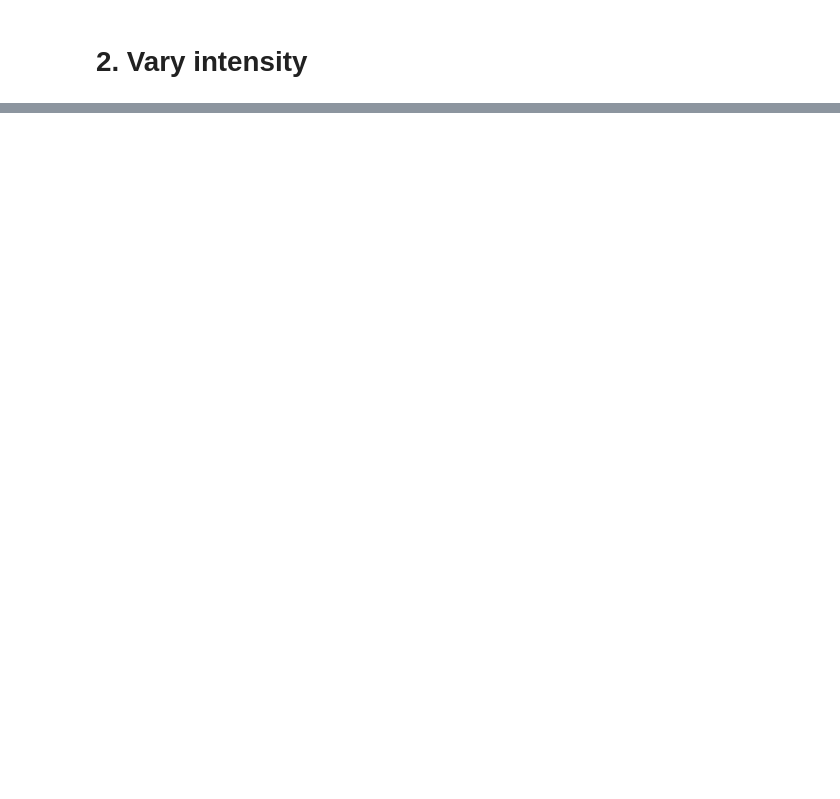
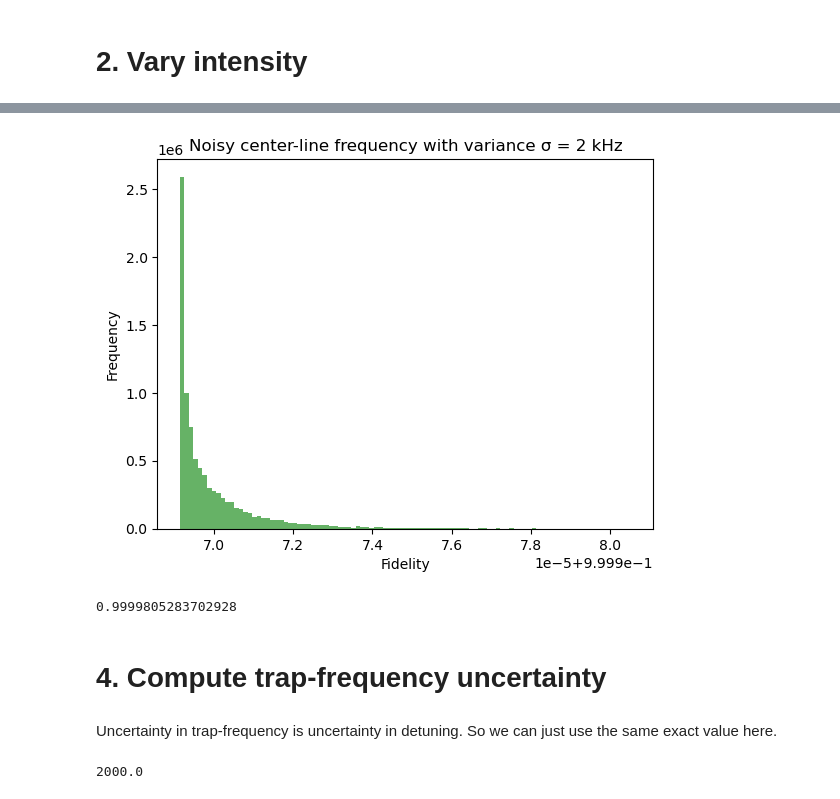
Before and after one commit to SQRLab/IonSim, a Jupyter notebook: single_qubit_rotations/single_qubit_noise_sim.ipynb, the cells around one changed output, grey strips where cells are left out. Drawn from its saved outputs; the diff is of its cells as text; code cells hidden in the pictures; blank space fills up the shorter version.

```diff
--- a/single_qubit_rotations/single_qubit_noise_sim.ipynb
+++ b/single_qubit_rotations/single_qubit_noise_sim.ipynb
@@ -217,0 +301,22 @@ plt.display(fig)
+# %%
+fig = plt.figure()
+plt.hist(fidelities_frequency, bins=100, density=true, alpha=0.6, color="g")
+plt.xlabel("Fidelity")
+plt.ylabel("Frequency")
+plt.title("Noisy center-line frequency with variance σ = 2 kHz")
+plt.display(fig)
+# %% [output]
+[figure, added]
+# %%
+maximum(broadcast(abs,fidelities_frequency))
+# %% [output]
+0.9999805283702928
+# %% [markdown]
+# 4. Compute trap-frequency uncertainty
+# %% [markdown]
+Uncertainty in trap-frequency is uncertainty in detuning. So we can just use the same exact value here.
+# %%
+σΔ = 2e3
+σν = σΔ
+# %% [output]
+2000.0
```
Also changed, not shown: parts of 24 cells of this notebook.
